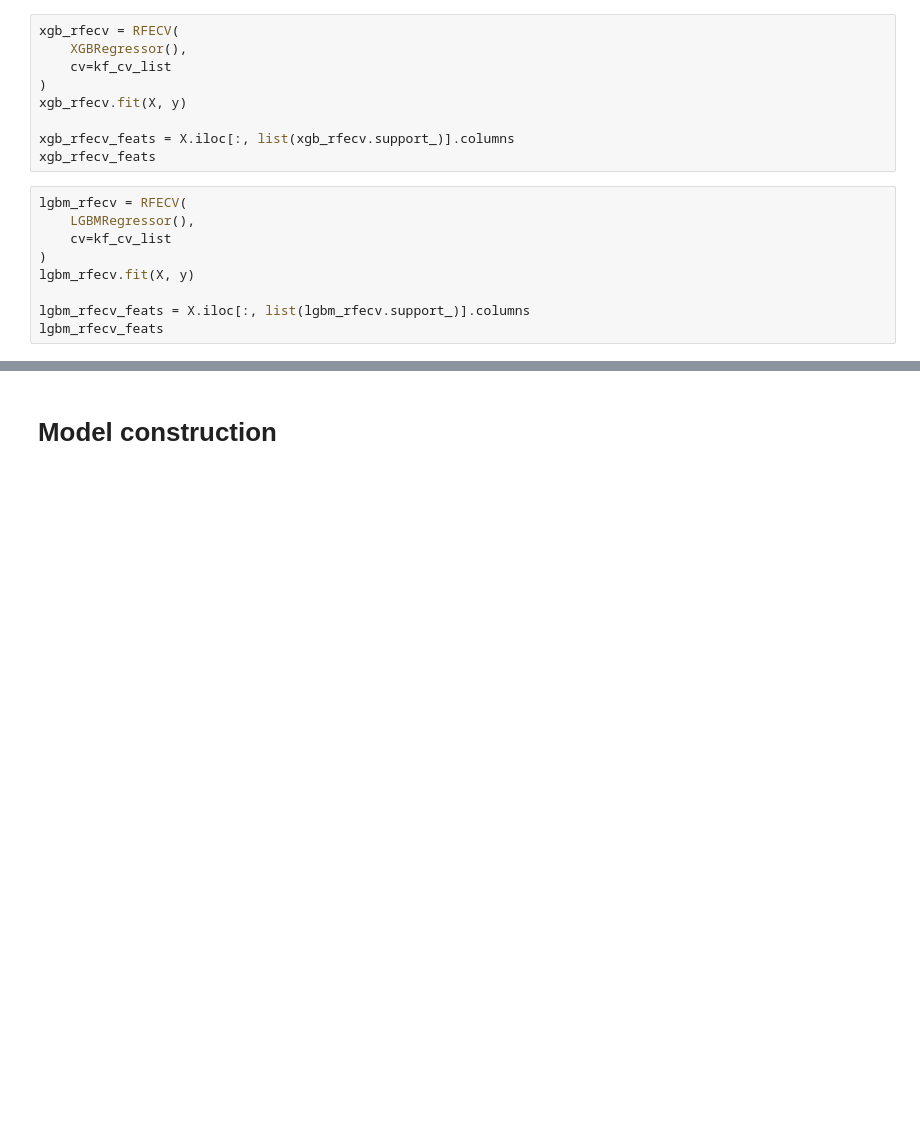
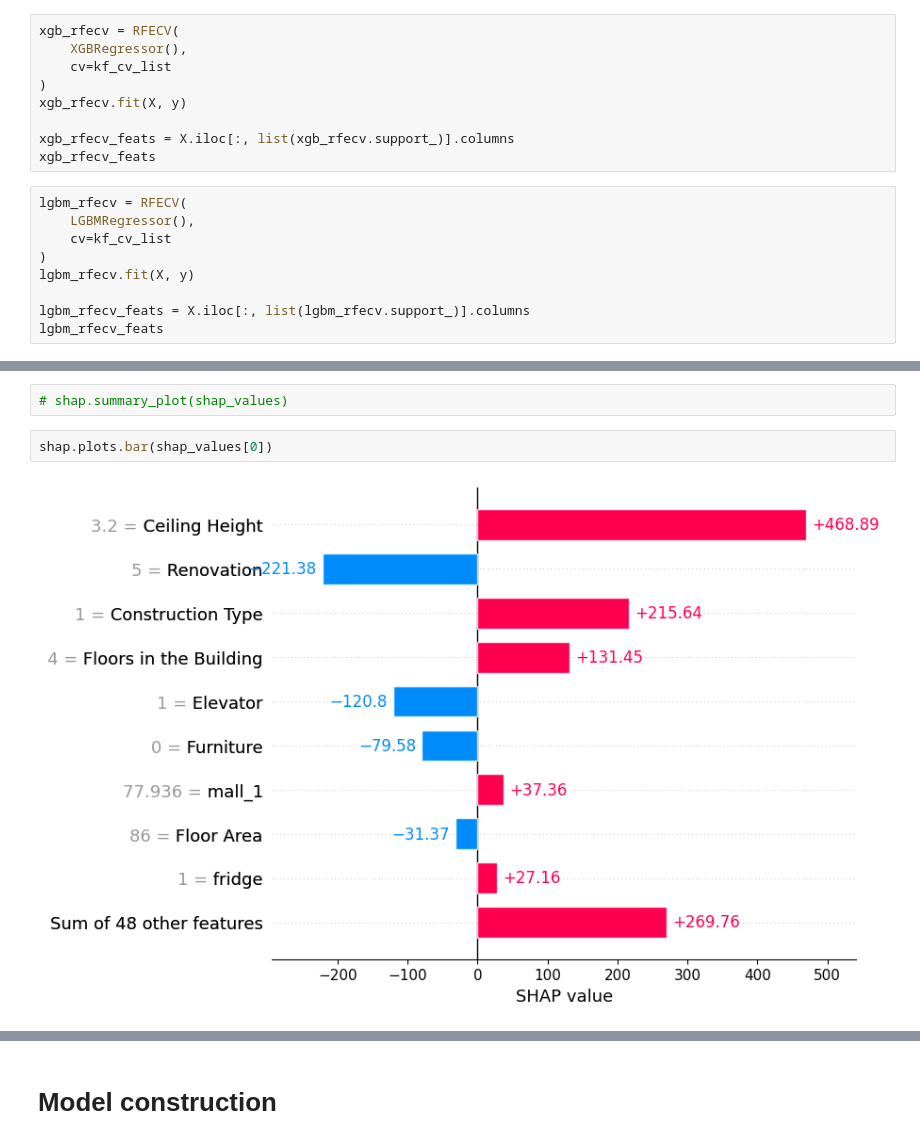
Before and after one commit to VaheC/ArmenianHousePrices, a Jupyter notebook: notebooks/model_training.ipynb, the cells around one changed output, grey strips where cells are left out. Saved outputs shown, nothing was run; the diff lists cells and outputs as text; blank space fills up the shorter version.

```diff
--- a/notebooks/model_training.ipynb
+++ b/notebooks/model_training.ipynb
@@ -523,0 +744,6 @@ lgbm_rfecv_feats
+# %%
+# shap.summary_plot(shap_values)
+# %%
+shap.plots.bar(shap_values[0])
+# %% [output]
+[figure, added]
```
Also changed, not shown: parts of 26 cells of this notebook.
